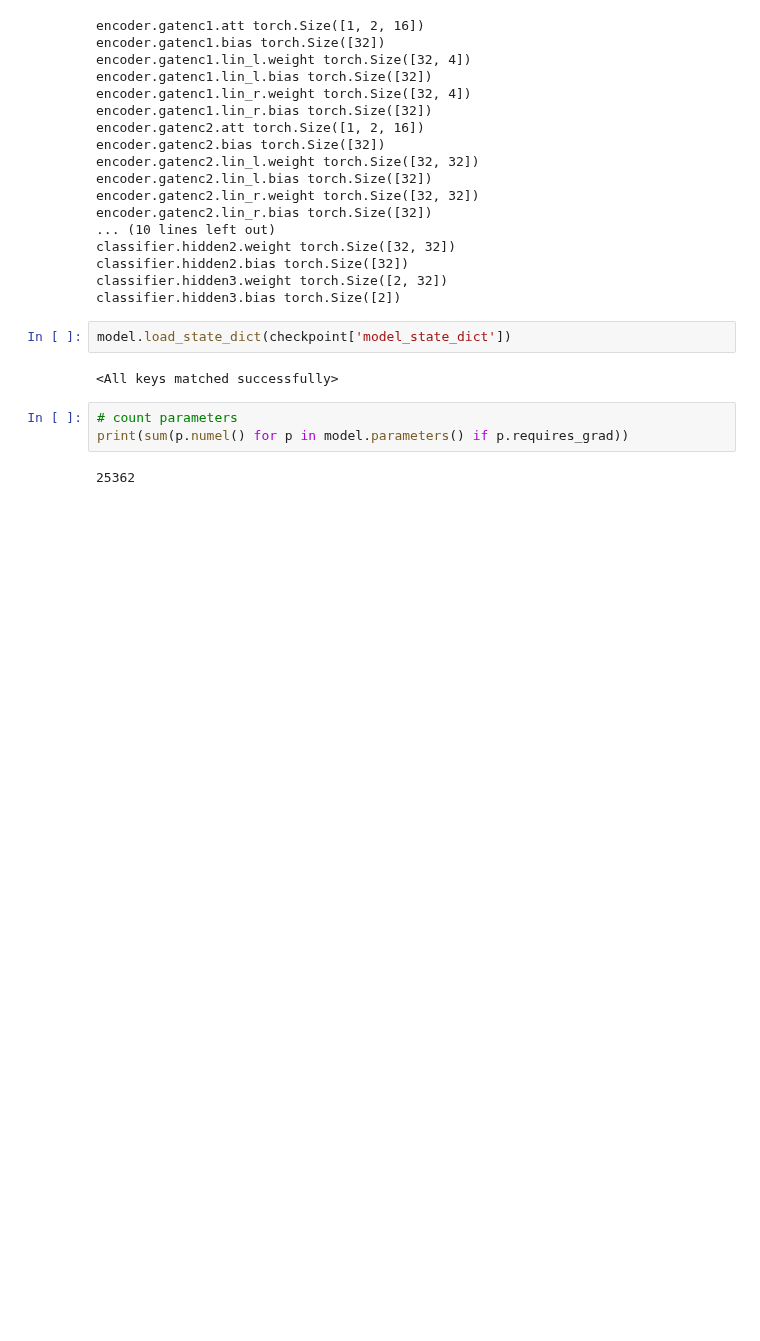
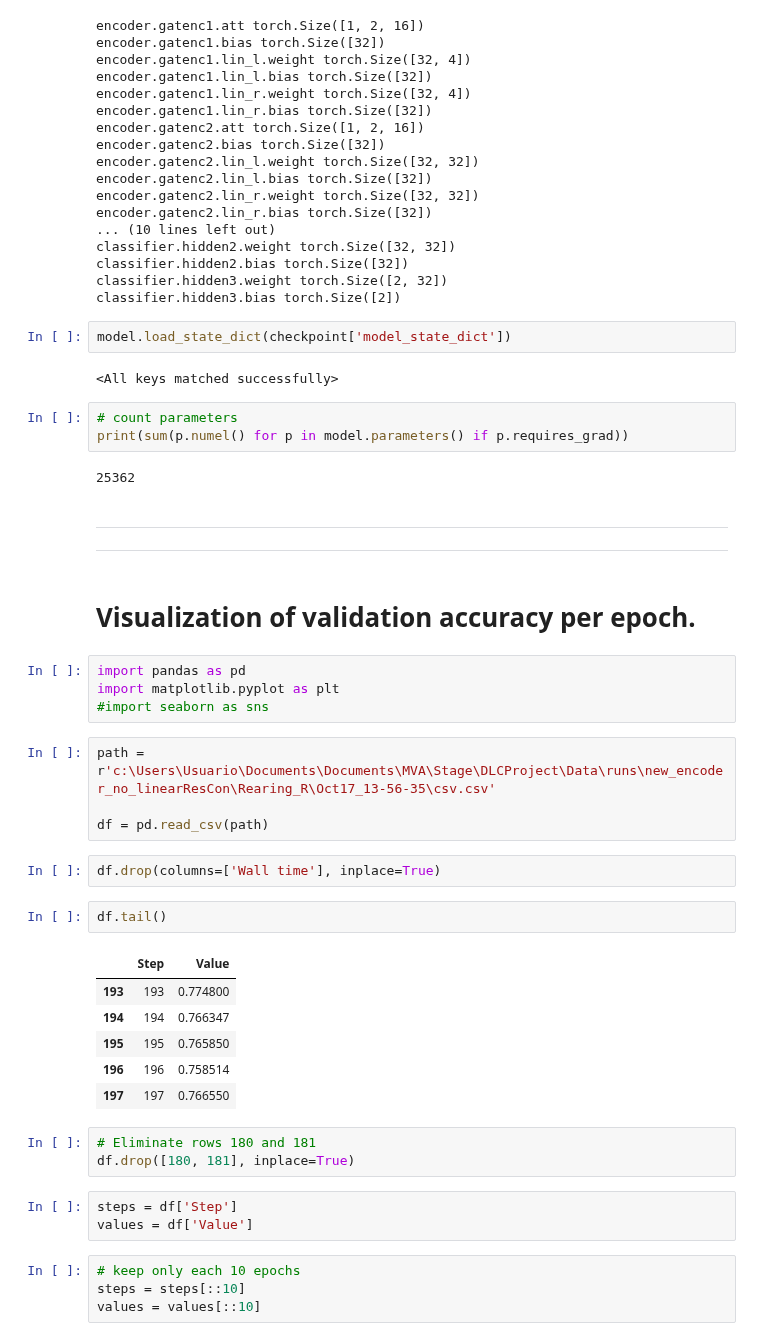
Before and after one commit to JulianAlvarezdeGiorgi/Behavioral_Tagging_of_Mice_in_multiple_Mice_setup_using_Deep_Learning, a Jupyter notebook: src/Visualization.ipynb, the cells around one changed output. Saved outputs shown, nothing was run; the diff lists cells and outputs as text; blank space fills up the shorter version.

```diff
--- a/src/Visualization.ipynb
+++ b/src/Visualization.ipynb
@@ -404,3 +413,38 @@ model.load_state_dict(checkpoint['model_state_dict'])
 print(sum(p.numel() for p in model.parameters() if p.requires_grad))
 # %% [output]
 25362
+# %% [markdown]
+---
+
+---
+# %% [markdown]
+# Visualization of validation accuracy per epoch.
+# %%
+import pandas as pd
+import matplotlib.pyplot as plt
+#import seaborn as sns
+# %%
+path = r'c:\Users\Usuario\Documents\Documents\MVA\Stage\DLCProject\Data\runs\new_encoder_no_linearResCon\Rearing_R\Oct17_13-56-35\csv.csv'
+
+df = pd.read_csv(path)
+# %%
+df.drop(columns=['Wall time'], inplace=True)
+# %%
+df.tail()
+# %% [output]
+|  | Step | Value |
+| 193 | 193 | 0.774800 |
+| 194 | 194 | 0.766347 |
+| 195 | 195 | 0.765850 |
+| 196 | 196 | 0.758514 |
+| 197 | 197 | 0.766550 |
+# %%
+# Eliminate rows 180 and 181
+df.drop([180, 181], inplace=True)
+# %%
+steps = df['Step']
+values = df['Value']
+# %%
+# keep only each 10 epochs
+steps = steps[::10]
+values = values[::10]
```
Also changed, not shown: parts of 46 cells of this notebook, 6 other files.
